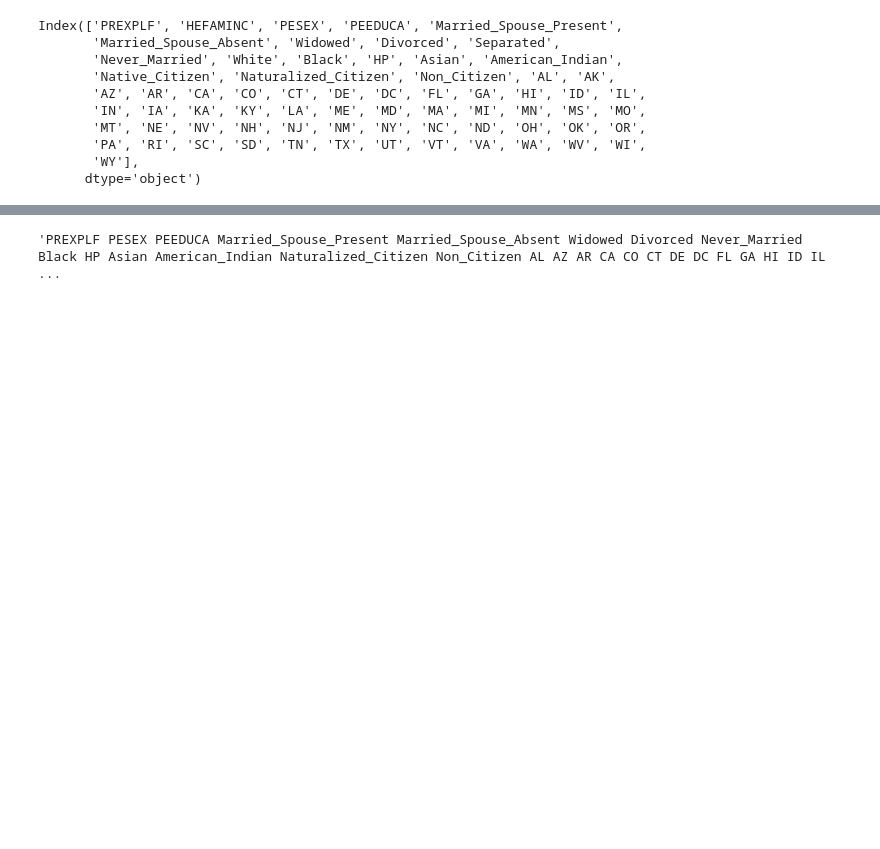
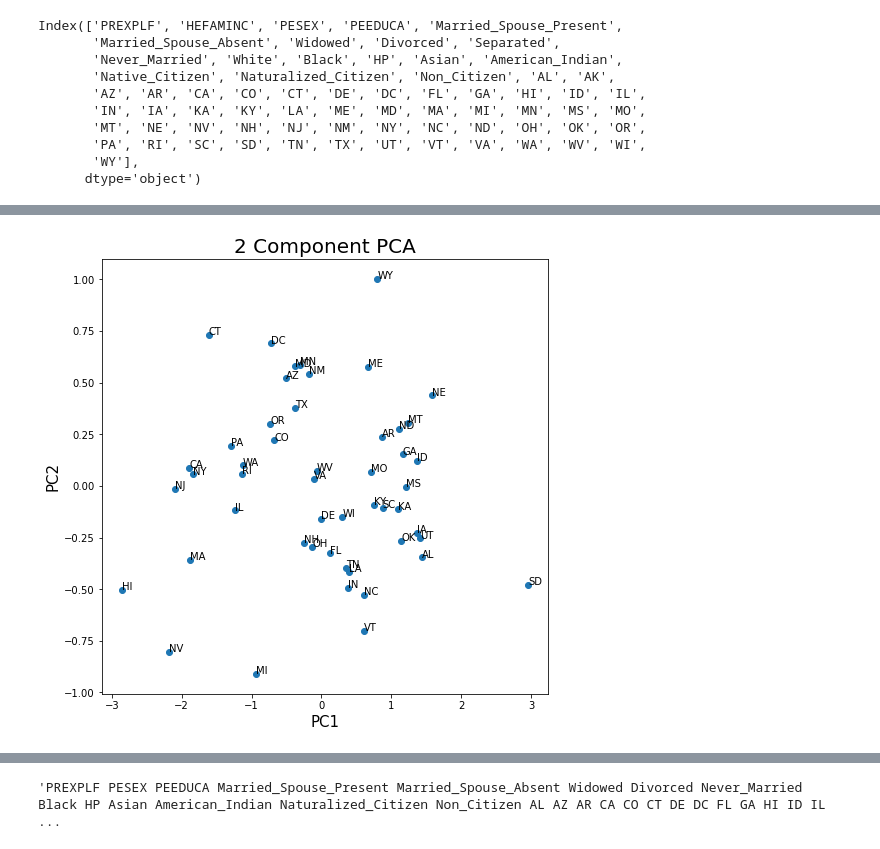
Before and after one commit to teddyholappa/ECON_419, a Jupyter notebook: regressions.ipynb, the cells around one changed output, grey strips where cells are left out. Drawn from its saved outputs; the diff is of its cells as text; code cells hidden in the pictures; blank space fills up the shorter version.

```diff
--- a/regressions.ipynb
+++ b/regressions.ipynb
@@ -222,3 +254,22 @@ clustering.to_csv("cluster.csv")
+# %%
+#PCA
+key_df = pd.DataFrame(data=states_df.T.index.values,columns=['State'])
+from sklearn.decomposition import PCA
+pca = PCA(n_components=2)
+principalComponents = pca.fit_transform(states_df.T)
+principal_df = pd.DataFrame(data=principalComponents,columns=['PC1','PC2'])
+principal_df = pd.concat([principal_df,key_df],axis=1)
+#Plot the PCA
+fig = plt.figure(figsize=(8,8))
+ax = fig.add_subplot(1,1,1)
+ax.set_xlabel('PC1',fontsize=15)
+ax.set_ylabel('PC2',fontsize=15)
+ax.set_title('2 Component PCA',fontsize=20)
+ax.scatter(principal_df['PC1'],principal_df['PC2'])
+for i in range(50):
+    ax.annotate(principal_df['State'][i],(principal_df['PC1'][i],principal_df['PC2'][i]))
+# %% [output]
+[figure, added]
 # %%
 import matplotlib.pyplot as plt
 import numpy as np
```
Also changed, not shown: parts of 5 cells of this notebook.
